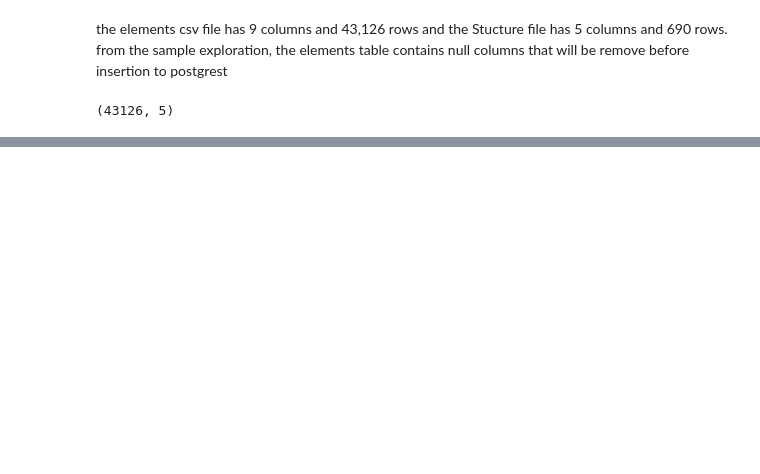
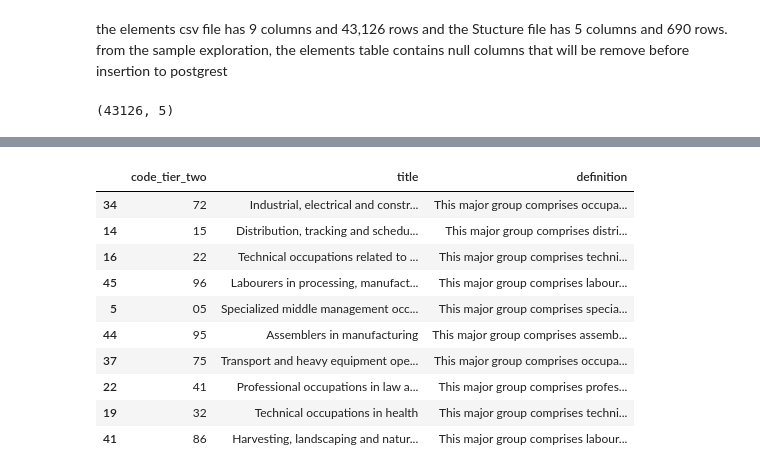
Before and after one commit to rafael-ariascalles/python-csv-postgreSQL-NOC, a Jupyter notebook: pandas_to_postgreSQL.ipynb, the cells around one changed output, grey strips where cells are left out. Saved outputs shown, nothing was run; the diff lists cells and outputs as text; code cells hidden in the pictures; blank space fills up the shorter version.

```diff
--- a/pandas_to_postgreSQL.ipynb
+++ b/pandas_to_postgreSQL.ipynb
@@ -59,0 +83,2 @@ noc_elements.shape
+# %%
+append_data = pd.DataFrame(data)
@@ -59,0 +97,21 @@ noc_elements.shape
+# %%
+tierTwo = tierTwo[~tierTwo.code.isin(code_sep.code)].append(append_data)
+# %%
+tierTwo.sort_values("code",inplace=True)
+# %%
+tierTwo.reset_index(inplace= True,drop=True)
+# %%
+tierTwo.columns = ["code_tier_two","title","definition"]
+tierTwo.sample(10)
+# %% [output]
+|  | code_tier_two | title | definition |
+| 34 | 72 | Industrial, electrical and constr... | This major group comprises occupa... |
+| 14 | 15 | Distribution, tracking and schedu... | This major group comprises distri... |
+| 16 | 22 | Technical occupations related to ... | This major group comprises techni... |
+| 45 | 96 | Labourers in processing, manufact... | This major group comprises labour... |
+| 5 | 05 | Specialized middle management occ... | This major group comprises specia... |
+| 44 | 95 | Assemblers in manufacturing | This major group comprises assemb... |
+| 37 | 75 | Transport and heavy equipment ope... | This major group comprises occupa... |
+| 22 | 41 | Professional occupations in law a... | This major group comprises profes... |
+| 19 | 32 | Technical occupations in health | This major group comprises techni... |
+| 41 | 86 | Harvesting, landscaping and natur... | This major group comprises labour... |
```
Also changed, not shown: parts of 19 cells of this notebook, 1 other file.
